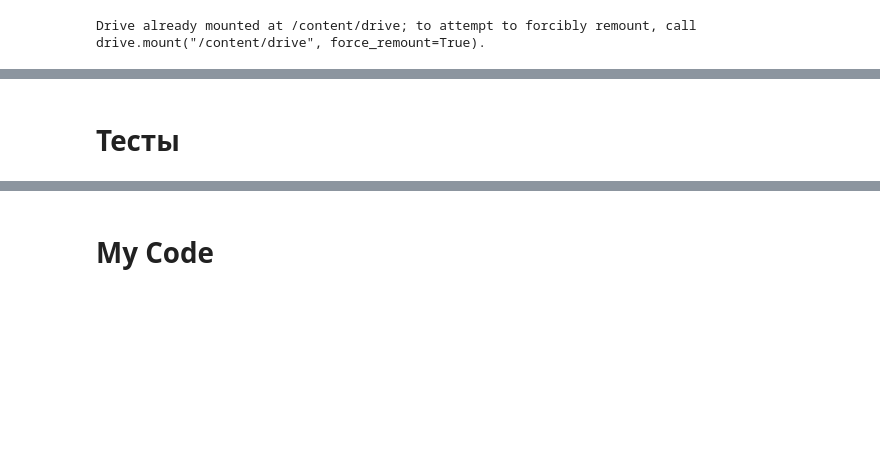
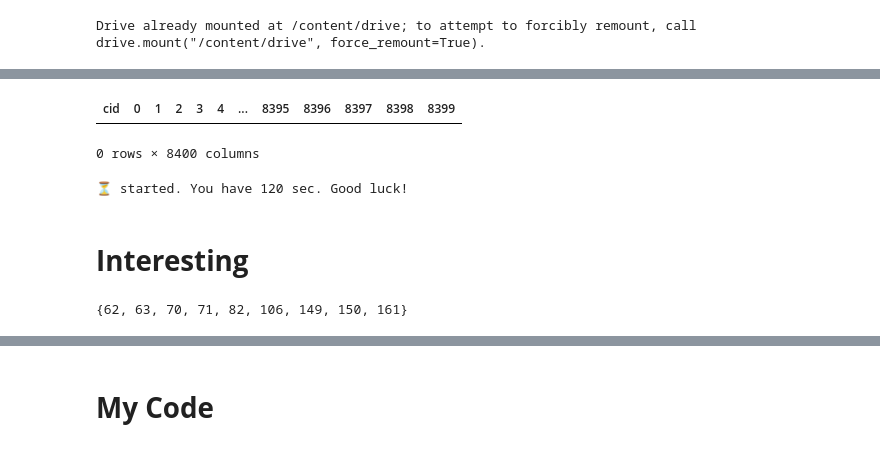
Before and after one commit to esheshka/sber_SSAD, a Jupyter notebook: Что_то_зачем_то.ipynb, the cells around one changed output, grey strips where cells are left out. Cells and saved outputs as stored; diff of their text form; code cells hidden in the pictures; blank space fills up the shorter version.

```diff
--- a/Что_то_зачем_то.ipynb
+++ b/Что_то_зачем_то.ipynb
@@ -104,5 +135,14 @@ Wall time: 13.5 s
+# %%
+df_ = gender.drop('gender', axis=1); df_.T  # a list of ordered client IDs (as index)
+
+pd.set_option('display.max_colwidth', 100, 'display.max_columns', 20, 'display.width', 1000, 'display.max_rows', 4)
+tmr = Timer() # runtime limit (in seconds). Add all of your code after the timer
+# %% [output]
+| cid | 0 | 1 | 2 | 3 | 4 | ... | 8395 | 8396 | 8397 | 8398 | 8399 |
+0 rows × 8400 columns
+⏳ started. You have 120 sec. Good luck!
 # %% [markdown]
-# **Тесты**
+# **Interesting**
 # %%
 df_test = dfTrx.join(gender, on='cid', how='inner')
 df_test = df_test[~df_test.gender.isna()]
@@ -112,5 +149,18 @@ df_mcc = pd.DataFrame({'mcc': mcc_list})
 # %%
+#@title MCC
+
+mcc_list = list(set(df_test.mcc))
+df_mcc = pd.DataFrame({'mcc': mcc_list})
+
 zero = df_test[df_test.gender == 0][['cid', 'mcc']].drop_duplicates().groupby('mcc').agg('size').fillna(0)
 zero = df_mcc.join(pd.DataFrame({'zero': zero}), on='mcc', how='outer').fillna(0)
 one = df_test[df_test.gender == 1][['cid', 'mcc']].drop_duplicates().groupby('mcc').agg('size').fillna(0)
 one = df_mcc.join(pd.DataFrame({'one': one}), on='mcc', how='outer').fillna(0)
+
+df_mcc = df_mcc.join(pd.DataFrame({'count': (zero.zero + one.one)}), on='mcc', how='left').join(pd.DataFrame({'%': zero.zero / (zero.zero + one.one) * 100}), on='mcc', how='left')
+
+interesting_mcc = set(df_mcc[(df_mcc['count'] > 100) & ((df_mcc['%'] > 70) | (df_mcc['%'] < 30))].mcc)
+
+interesting_mcc
+# %% [output]
+{62, 63, 70, 71, 82, 106, 149, 150, 161}
```
Also changed, not shown: parts of 29 cells of this notebook.
